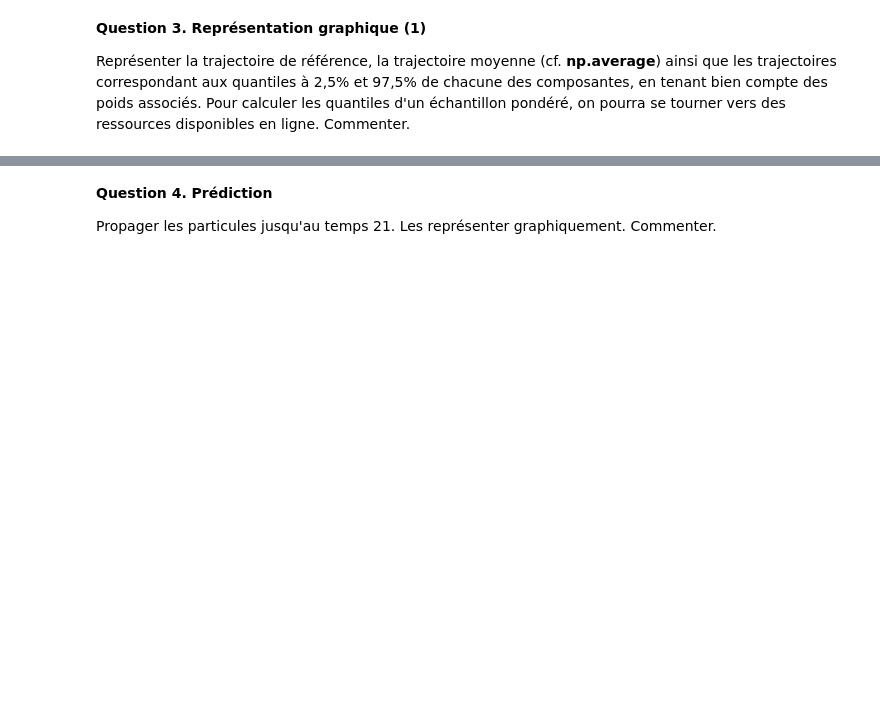
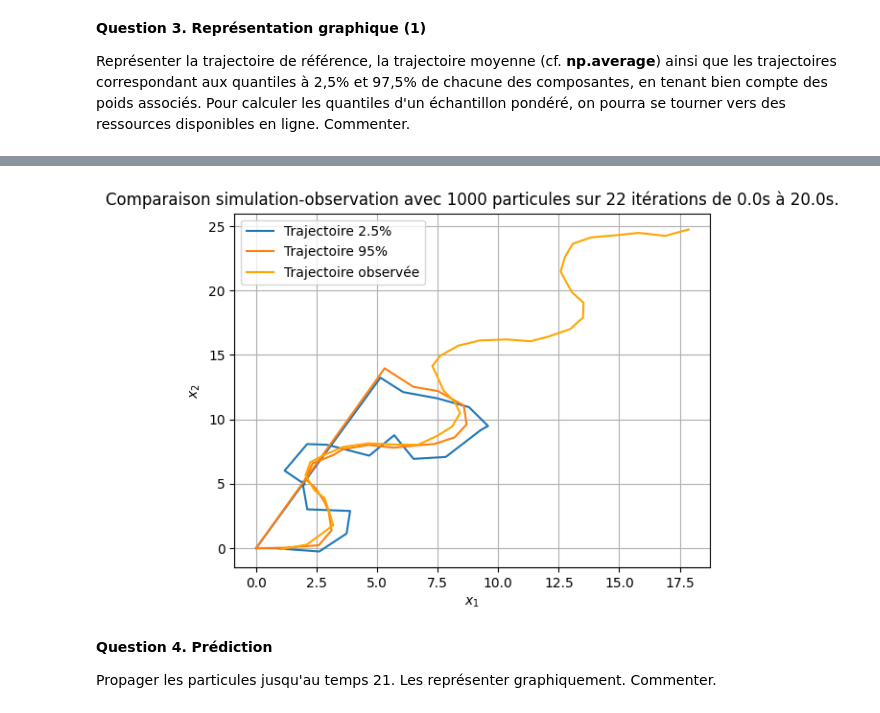
Before and after one commit to SushiOfDestiny/ue11_equdiff_proba_eval, a Jupyter notebook: Projet Probabilités - Complete.ipynb, the cells around one changed output, grey strips where cells are left out. Cells and saved outputs as stored; diff of their text form; code cells hidden in the pictures; blank space fills up the shorter version.

Commit message:
ajout quantiles

```diff
--- a/Projet Probabilités - Complete.ipynb
+++ b/Projet Probabilités - Complete.ipynb
@@ -558,3 +543,42 @@ def calc_quant_array(a, nb_iter, w):
+# %%
+def find_quant_ind(perc,probs):
+    """returns the indice of the particle who's probability is the highest of the perc% lowest"""
+    sorted_probs=sorted(probs)
+    qt=sorted_probs[round(perc*N)] #quantile
+    return np.where(probs==qt)[0][0]
+
+find_quant_ind(0.5,w[2])
+
+def find_quant_traj(perc,w):
+    """return the array of quantiles indices associated to perc"""
+    return np.array([find_quant_ind(perc,w[k]) for k in range(nb_iter-1)])
+
+find_quant_traj(0.5,w)
+
+def get_quant_traj_positions(perc,w,x):
+    """returns array of particles associated to perc quantile"""
+    qt_indices=find_quant_traj(perc,w)
+    traj_qt=np.zeros((nb_iter,5),dtype=np.longdouble)
+    for k in range(nb_iter-1):
+        traj_qt[k]=x[k][qt_indices[k]]
+    return traj_qt
+# %%
+qt_x025=get_quant_traj_positions(0.025,w,x)
+qt_x95=get_quant_traj_positions(0.95,w,x)
+# %%
+# affichage trajectoire
+plt.plot(qt_x025[:, 0], qt_x025[:, 1], label="Trajectoire 2.5%")
+plt.plot(qt_x95[:, 0], qt_x95[:, 1], label="Trajectoire 95%")
+plt.plot(y_obs[0], y_obs[1], color="orange", label="Trajectoire observée")
+plt.grid(True)
+plt.xlabel('$x_1$')
+plt.ylabel('$x_2$')
+plt.title(
+    f'Comparaison simulation-observation avec {N} particules sur {nb_iter} itérations de {t0}s à {T}s.')
+plt.legend()
+plt.show()
+# %% [output]
+[figure, added]
 # %% [markdown]
 **Question 4. Prédiction**
 
```
Also changed, not shown: parts of 6 cells of this notebook.
